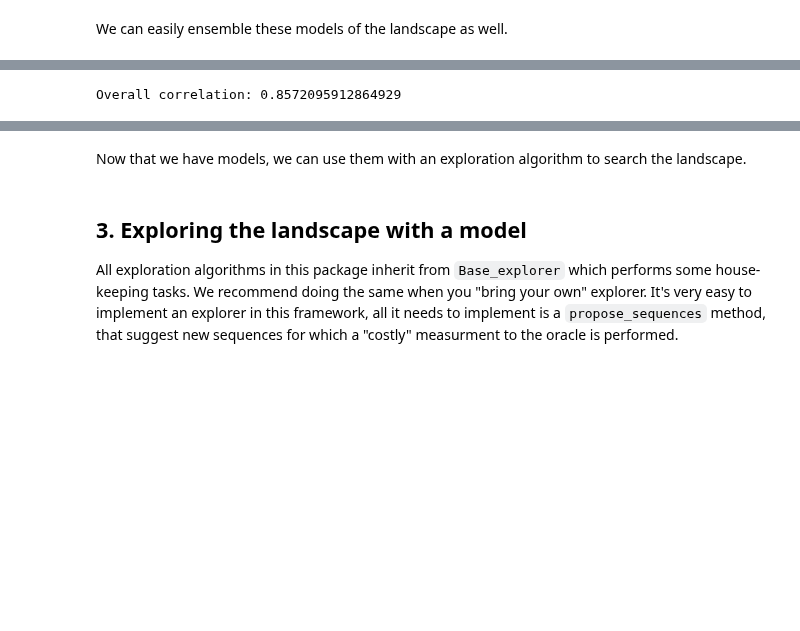
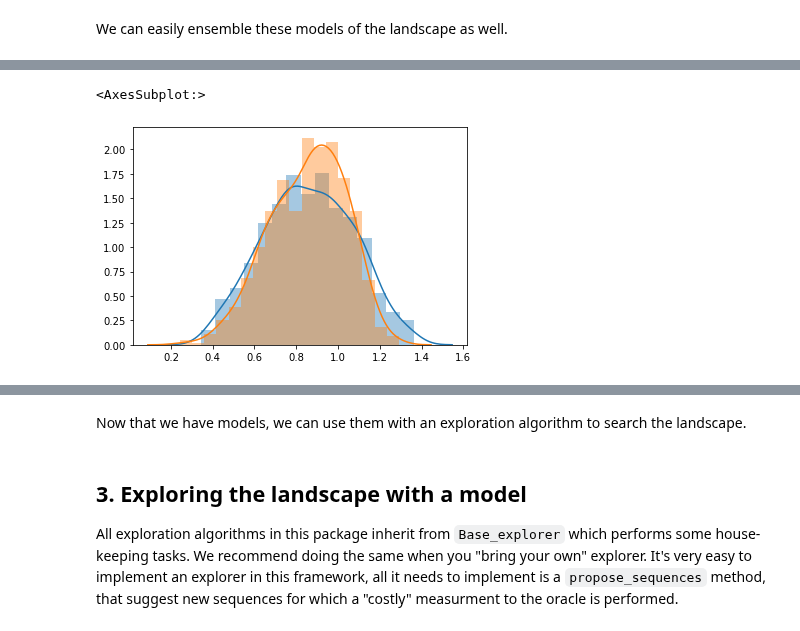
Before and after one commit to samsinai/FLEXS, a Jupyter notebook: examples/Tutorial.ipynb, the cells around one changed output, grey strips where cells are left out. Cells and saved outputs as stored; diff of their text form; code cells hidden in the pictures; blank space fills up the shorter version.

```diff
--- a/examples/Tutorial.ipynb
+++ b/examples/Tutorial.ipynb
@@ -265,16 +273,9 @@ Overall correlation: 0.6616495915211361
-# %%
-cnn_ada_ensemble = flexs.baselines.models.AdaptiveEnsemble([
-    baselines.models.CNN(sequence_length, alphabet=s_utils.RNAA, num_filters=32, hidden_size=100, loss='MSE')
-    for i in range(3)
-])
-cnn_ada_ensemble.train(train_x, train_y)
-
-cnn_ada_ensemble_preds = cnn_ada_ensemble.get_fitness(val_x)
-corrs_cnn_ada_ensemble = get_corr_per_distance(val_x, val_y, cnn_ada_ensemble_preds)
-
-print(f"Overall correlation: {scipy.stats.pearsonr(cnn_ada_ensemble_preds, val_y)[0]**2}")
-# %% [output]
-Overall correlation: 0.8572095912864929
+# %%
+sns.distplot(val_y)
+sns.distplot(linear_regression_preds)
+# %% [output]
+<AxesSubplot:>
+[figure, added]
 # %%
 plt.figure(figsize=(10,5), dpi=300)
 
```
Also changed, not shown: parts of 22 cells of this notebook, 8 other files.
